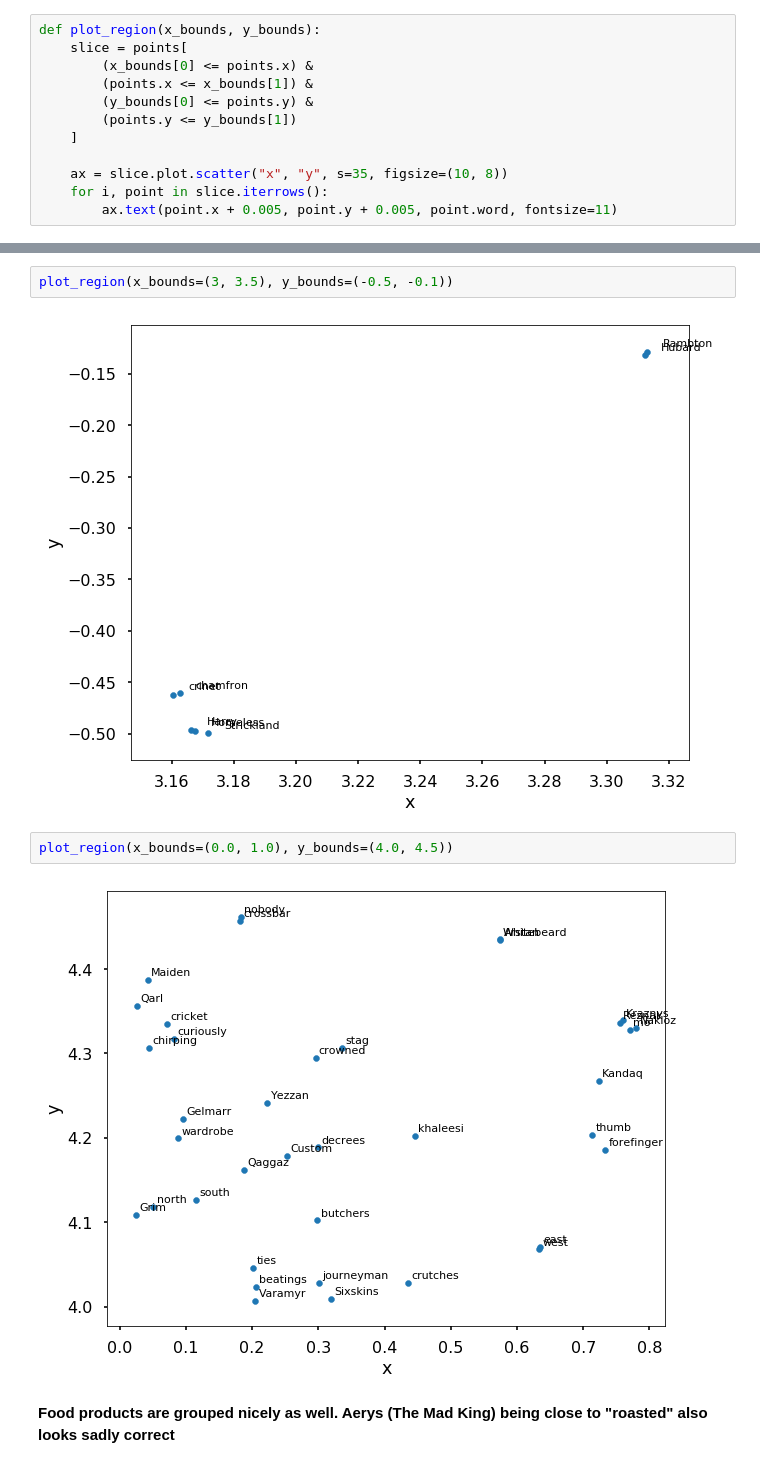
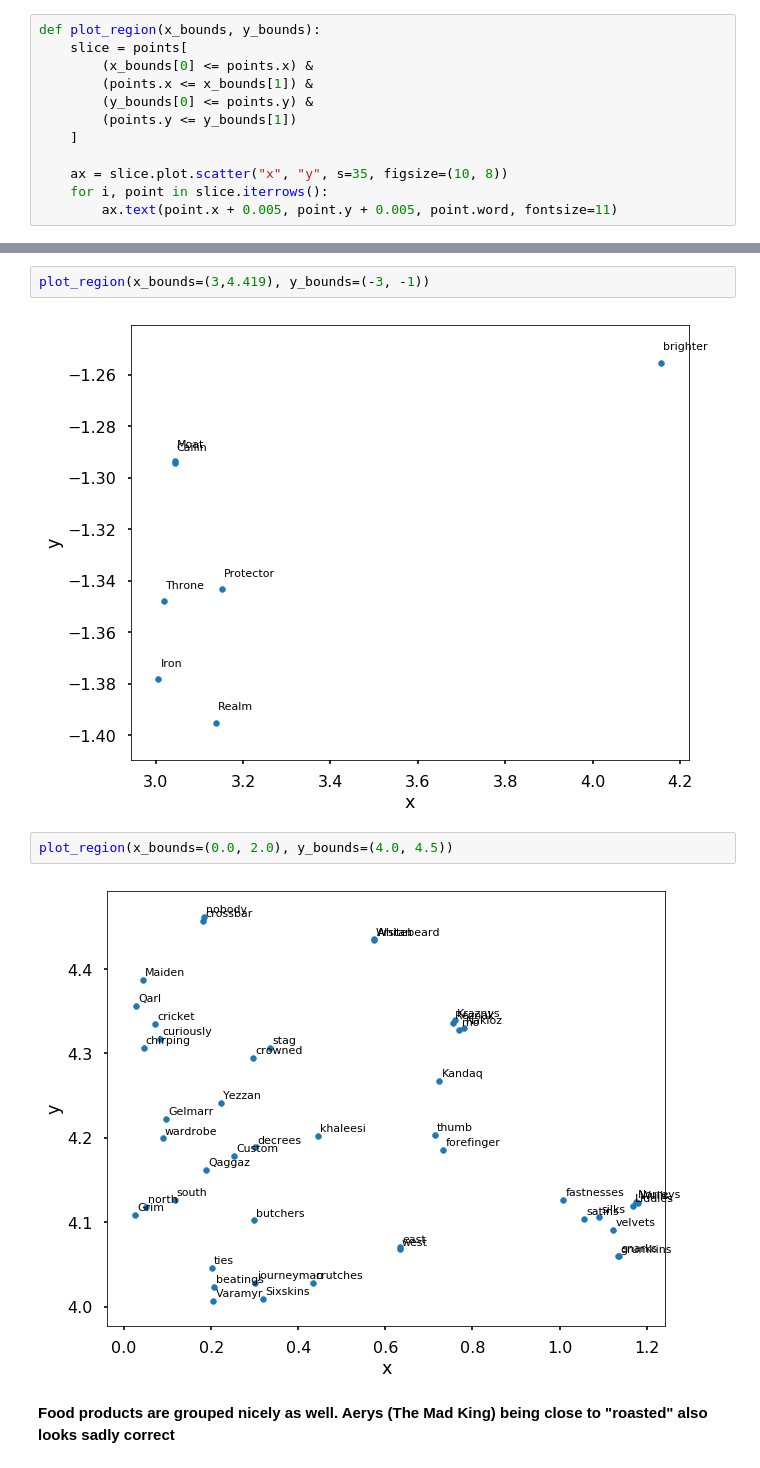
Before and after one commit to llSourcell/word_vectors_game_of_thrones-LIVE-, a Jupyter notebook: Thrones2Vec.ipynb, the cells around one changed output, grey strips where cells are left out. Saved outputs shown, nothing was run; the diff lists cells and outputs as text.

```diff
--- a/Thrones2Vec.ipynb
+++ b/Thrones2Vec.ipynb
@@ -288,11 +292,11 @@ def plot_region(x_bounds, y_bounds):
 # %%
-plot_region(x_bounds=(3, 3.5), y_bounds=(-0.5, -0.1))
+plot_region(x_bounds=(3,4.419), y_bounds=(-3, -1))
 # %% [output]
-[figure, old version]
+[figure, new version]
 # %%
-plot_region(x_bounds=(0.0, 1.0), y_bounds=(4.0, 4.5))
+plot_region(x_bounds=(0.0, 2.0), y_bounds=(4.0, 4.5))
 # %% [output]
-[figure, old version]
+[figure, new version]
 # %% [markdown]
 **Food products are grouped nicely as well. Aerys (The Mad King) being close to "roasted" also looks sadly correct**
 # %% [markdown]
```
Also changed, not shown: parts of 6 cells of this notebook.
